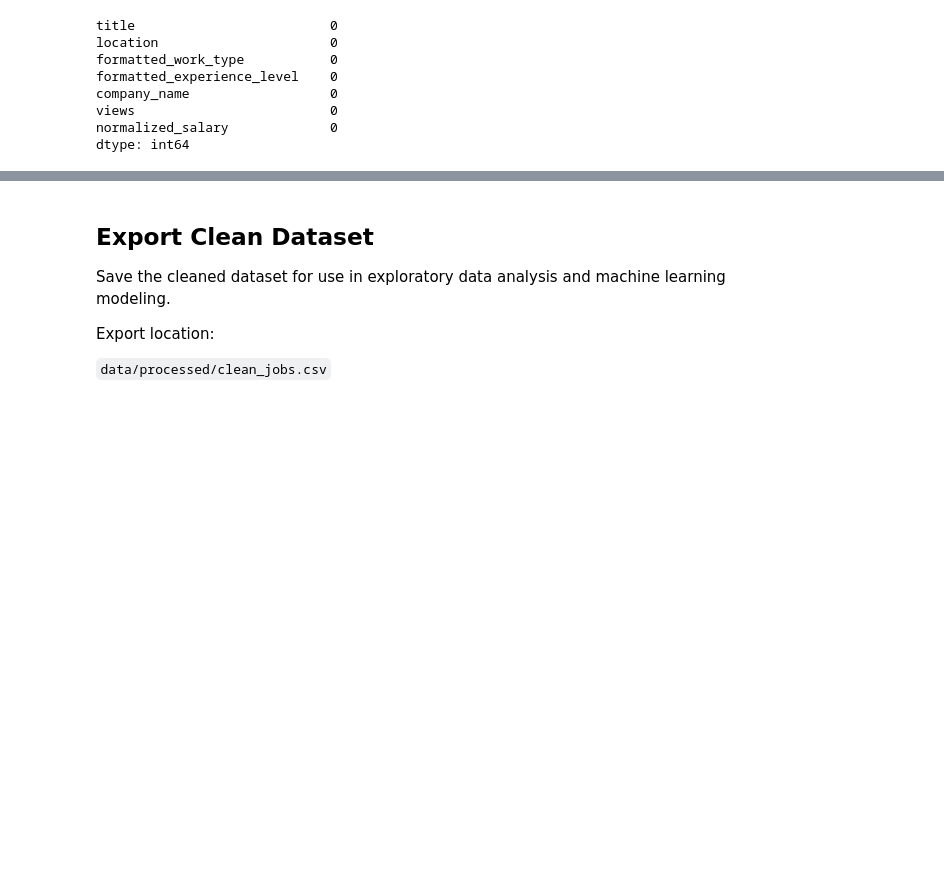
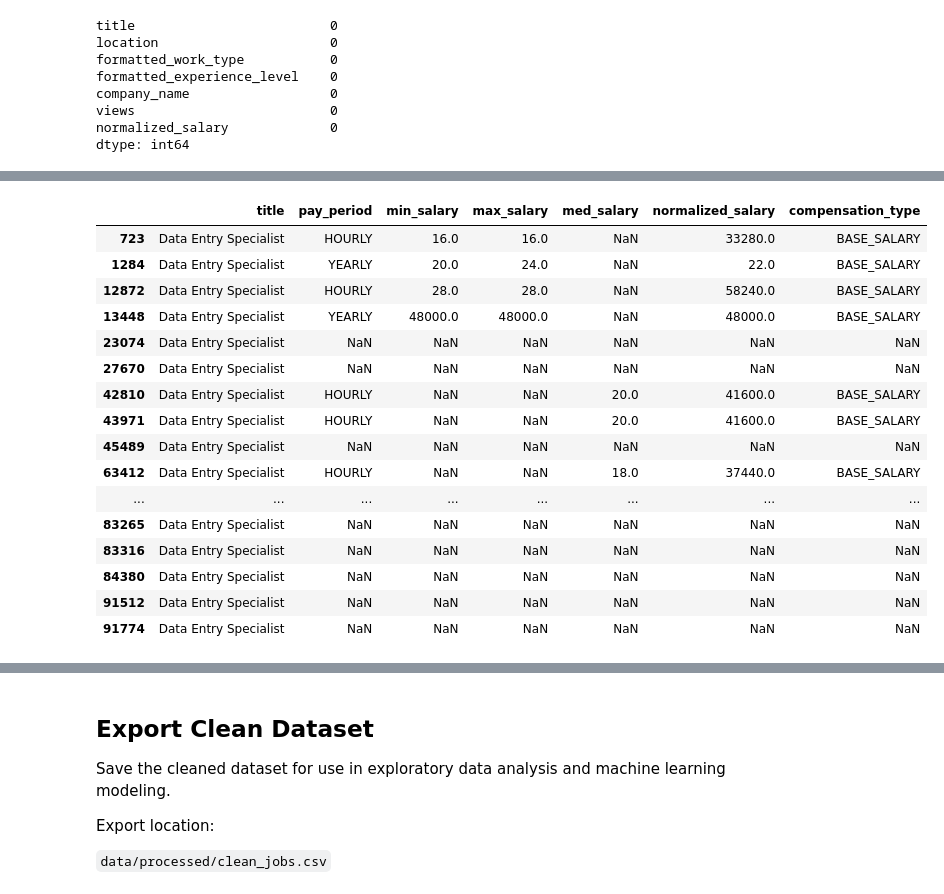
Before and after one commit to lavinma/salary-prediction-ml, a Jupyter notebook: notebooks/01_data_cleaning.ipynb, the cells around one changed output, grey strips where cells are left out. Drawn from its saved outputs; the diff is of its cells as text; code cells hidden in the pictures; blank space fills up the shorter version.

Commit message:
Complete data cleaning and preprocessing pipeline

```diff
--- a/notebooks/01_data_cleaning.ipynb
+++ b/notebooks/01_data_cleaning.ipynb
@@ -201,0 +224,31 @@ dtype: int64
+# %%
+postings.loc[
+    postings["title"] == "Data Entry Specialist",
+    [
+        "title",
+        "pay_period",
+        "min_salary",
+        "max_salary",
+        "med_salary",
+        "normalized_salary",
+        "compensation_type"
+    ]
+]
+# %% [output]
+|  | title | pay_period | min_salary | max_salary | med_salary | normalized_salary | compensation_type |
+| 723 | Data Entry Specialist | HOURLY | 16.0 | 16.0 | NaN | 33280.0 | BASE_SALARY |
+| 1284 | Data Entry Specialist | YEARLY | 20.0 | 24.0 | NaN | 22.0 | BASE_SALARY |
+| 12872 | Data Entry Specialist | HOURLY | 28.0 | 28.0 | NaN | 58240.0 | BASE_SALARY |
+| 13448 | Data Entry Specialist | YEARLY | 48000.0 | 48000.0 | NaN | 48000.0 | BASE_SALARY |
+| 23074 | Data Entry Specialist | NaN | NaN | NaN | NaN | NaN | NaN |
+| 27670 | Data Entry Specialist | NaN | NaN | NaN | NaN | NaN | NaN |
+| 42810 | Data Entry Specialist | HOURLY | NaN | NaN | 20.0 | 41600.0 | BASE_SALARY |
+| 43971 | Data Entry Specialist | HOURLY | NaN | NaN | 20.0 | 41600.0 | BASE_SALARY |
+| 45489 | Data Entry Specialist | NaN | NaN | NaN | NaN | NaN | NaN |
+| 63412 | Data Entry Specialist | HOURLY | NaN | NaN | 18.0 | 37440.0 | BASE_SALARY |
+| ... | ... | ... | ... | ... | ... | ... | ... |
+| 83265 | Data Entry Specialist | NaN | NaN | NaN | NaN | NaN | NaN |
+| 83316 | Data Entry Specialist | NaN | NaN | NaN | NaN | NaN | NaN |
+| 84380 | Data Entry Specialist | NaN | NaN | NaN | NaN | NaN | NaN |
+| 91512 | Data Entry Specialist | NaN | NaN | NaN | NaN | NaN | NaN |
+| 91774 | Data Entry Specialist | NaN | NaN | NaN | NaN | NaN | NaN |
```
Also changed, not shown: parts of 7 cells of this notebook, 1 other file.
